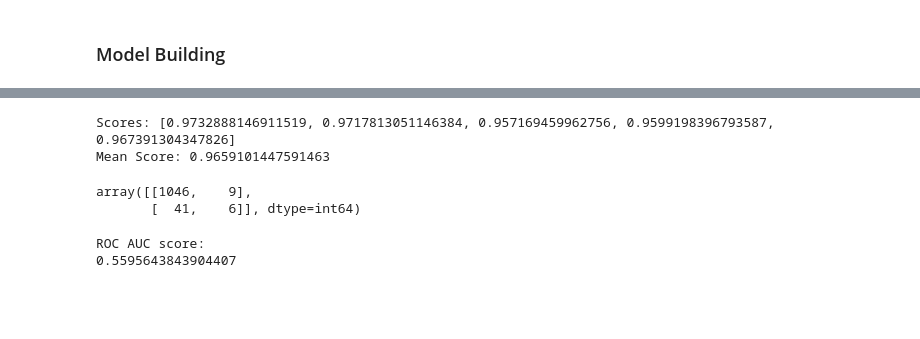
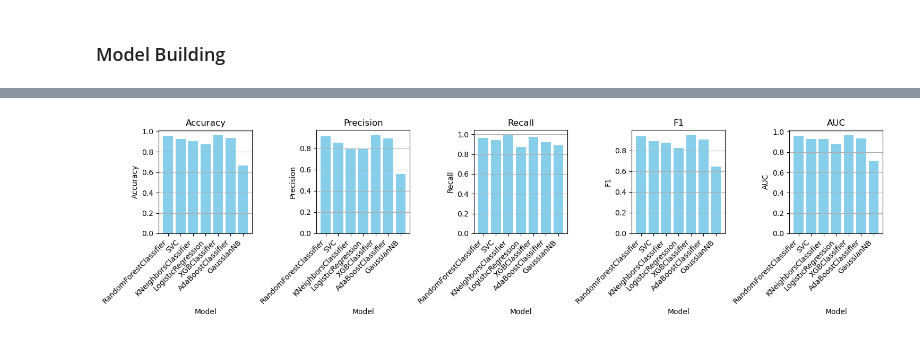
Before and after one commit to AndreCatarino/Financial-Distress-Prediction, a Jupyter notebook: docs/04_modelling.ipynb, the cells around one changed output, grey strips where cells are left out. Drawn from its saved outputs; the diff is of its cells as text; code cells hidden in the pictures; blank space fills up the shorter version.

Commit message:
model selection and evaluation

```diff
--- a/docs/04_modelling.ipynb
+++ b/docs/04_modelling.ipynb
@@ -27,23 +33,17 @@ processor = data_processor.DataProcessor(data)
 X, y = processor.create_feature_matrix_and_target_vector(target_column="Financial Distress")
 # %%
 # Train-test split (70-30) without shuffling (preserve time series order)
-X_train, _ , y_train, _ = train_test_split(X, y, test_size=0.3, shuffle=False)
+X_train, X_test , y_train, y_test = train_test_split(X, y, test_size=0.3, shuffle=False)
 
 # TimeSeriesCrossValidator object
 tscv = cross_validator.TimeSeriesCrossValidator(X_train, y_train)
 # %% [markdown]
 ### Model Building
 # %%
-# get multiple ML models to test
-from sklearn.linear_model import LogisticRegression
-from sklearn.ensemble import RandomForestClassifier
-from sklearn.svm import SVC
-from sklearn.neighbors import KNeighborsClassifier
+models = [RandomForestClassifier(), SVC(), KNeighborsClassifier(), LogisticRegression(), xgb.XGBClassifier(), AdaBoostClassifier(), GaussianNB()]
 
-# only models that handle missing values
-models = [RandomForestClassifier(), SVC(), KNeighborsClassifier(), LogisticRegression()]
 
-# Evaluate models with loop to get all metrics and store them in lists
+# Evaluate models using TimeSeriesCrossValidator
 accuracy_list = []
 precision_list = []
 recall_list = []
@@ -66,37 +75,25 @@ metrics_df
-# %%
-from sklearn.ensemble import RandomForestClassifier
-from sklearn.metrics import accuracy_score
-from sklearn.metrics import confusion_matrix
-
-
-# Create a Random Forest Classifier
-rf = RandomForestClassifier(n_estimators=100, random_state=42)
-
-# Train-test split (70-30) without shuffling (preserve time series order)
-X_train, _ , y_train, _ = train_test_split(X, y, test_size=0.3, shuffle=False)
-
-# TimeSeriesCrossValidator object
-tscv = cross_validator.TimeSeriesCrossValidator(X_train, y_train)
-
-# Evaluate the model
-scores = tscv.evaluate(rf)
-
-print('Scores:', scores)
-print('Mean Score:', np.mean(scores))
-
-# Create a confusion matrix
-y_pred = rf.predict(X_test)
-confusion_matrix(y_test, y_pred)
-# %% [output]
-Scores: [0.9732888146911519, 0.9717813051146384, 0.957169459962756, 0.9599198396793587, 0.967391304347826]
-Mean Score: 0.9659101447591463
-array([[1046,    9],
-       [  41,    6]], dtype=int64)
-# %%
-# import roc_auc_score
-from sklearn.metrics import roc_auc_score
-print('ROC AUC score:')
-print(roc_auc_score(y_test, y_pred))
-# %% [output]
-ROC AUC score:
-0.5595643843904407
+# %%
+# Create subplots for each metric
+fig, axes = plt.subplots(1, 5, figsize=(15, 4))
+
+metrics = ['Accuracy', 'Precision', 'Recall', 'F1', 'AUC']
+
+for i, metric in enumerate(metrics):
+    ax = axes[i]
+    ax.bar(metrics_df['Model'], metrics_df[metric].apply(lambda x: np.mean(x)), color='skyblue')
+    ax.set_title(metric)
+    ax.set_xlabel('Model')
+    ax.set_ylabel(metric)
+    ax.set_xticklabels(metrics_df['Model'], rotation=45, ha='right')
+    ax.yaxis.grid()
+
+# Adjust the layout to avoid overlapping titles
+plt.tight_layout()
+
+# Save the plot
+plt.savefig('../plots/metrics_mean.png')
+
+# Show the plot
+plt.show()
+# %% [output]
+[figure, added]
```
Also changed, not shown: parts of 14 cells of this notebook, 10 other files.
